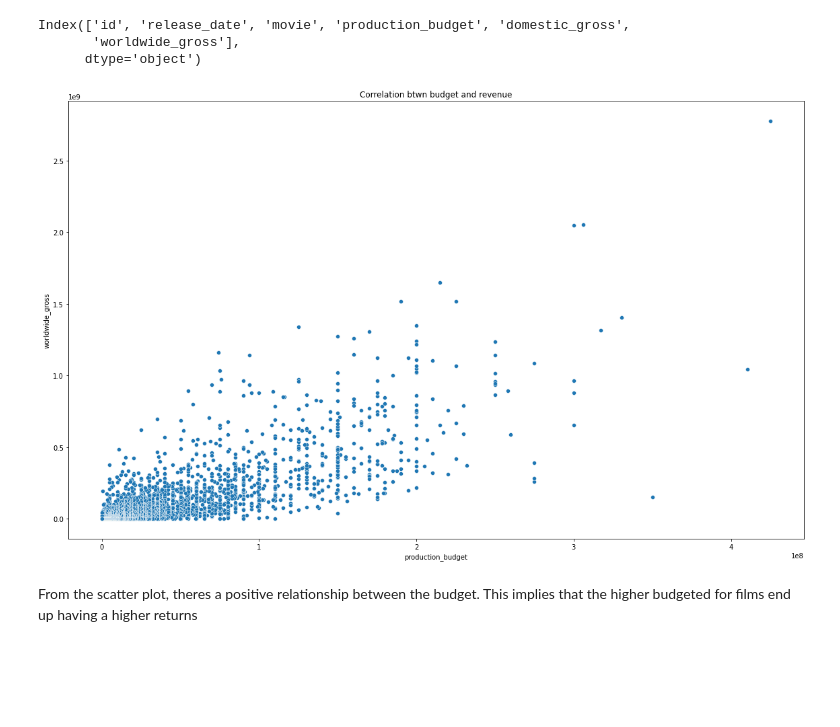
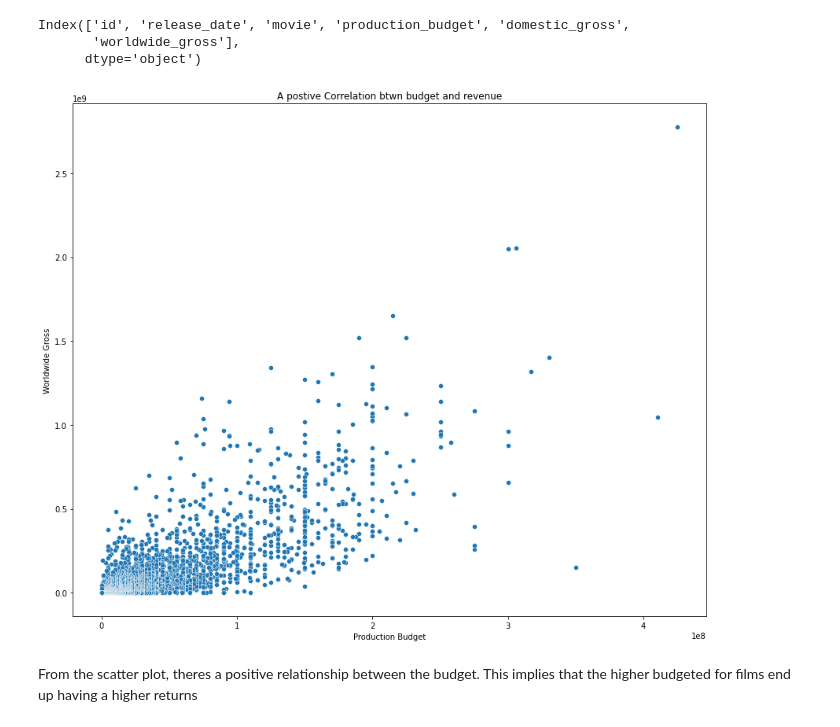
Before and after one commit to Mbachia/Movie_Project-1, a Jupyter notebook: project.ipynb, the cells around one changed output. Drawn from its saved outputs; the diff is of its cells as text; code cells hidden in the pictures; blank space fills up the shorter version.

```diff
--- a/project.ipynb
+++ b/project.ipynb
@@ -732,13 +738,15 @@ Index(['id', 'release_date', 'movie', 'production_budget', 'domestic_gross',
       dtype='object')
 # %%
 #To visualize the correlation between budget and revenue
-plt.figure(figsize=(16,10))
+plt.figure(figsize=(12,10))
 sns.scatterplot(x='production_budget', y='worldwide_gross', data=budgetDF)
-plt.title('Correlation btwn budget and revenue')
+plt.title('A postive Correlation btwn budget and revenue')
+plt.xlabel('Production Budget')
+plt.ylabel('Worldwide Gross')
 plt.tight_layout()
 plt.show()
 # %% [output]
-[figure, old version]
+[figure, new version]
 # %% [markdown]
 From the scatter plot, theres a positive relationship between the budget. This implies that the higher budgeted for films end up having a higher returns
 # %% [markdown]
```
Also changed, not shown: parts of 6 cells of this notebook, 3 other files.
